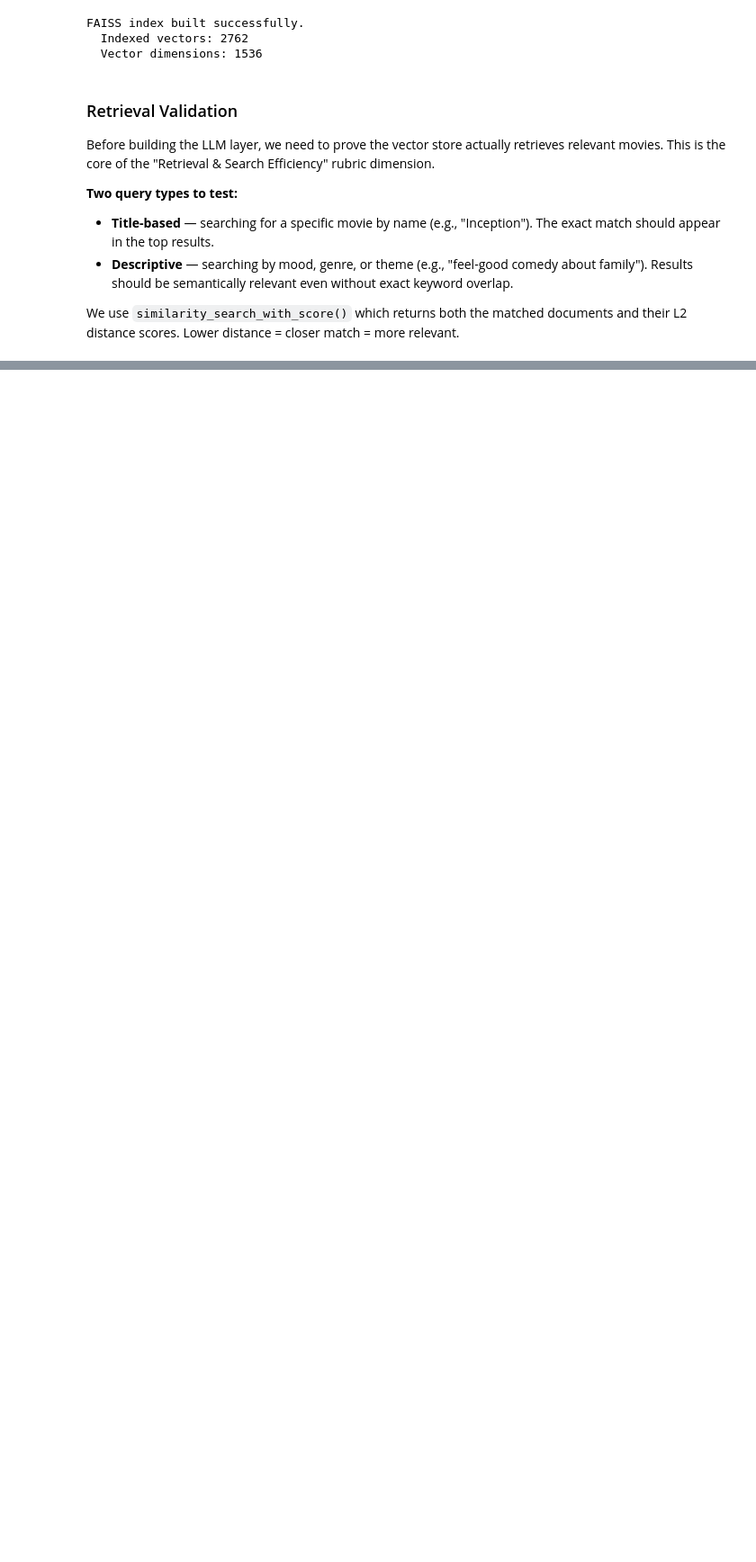
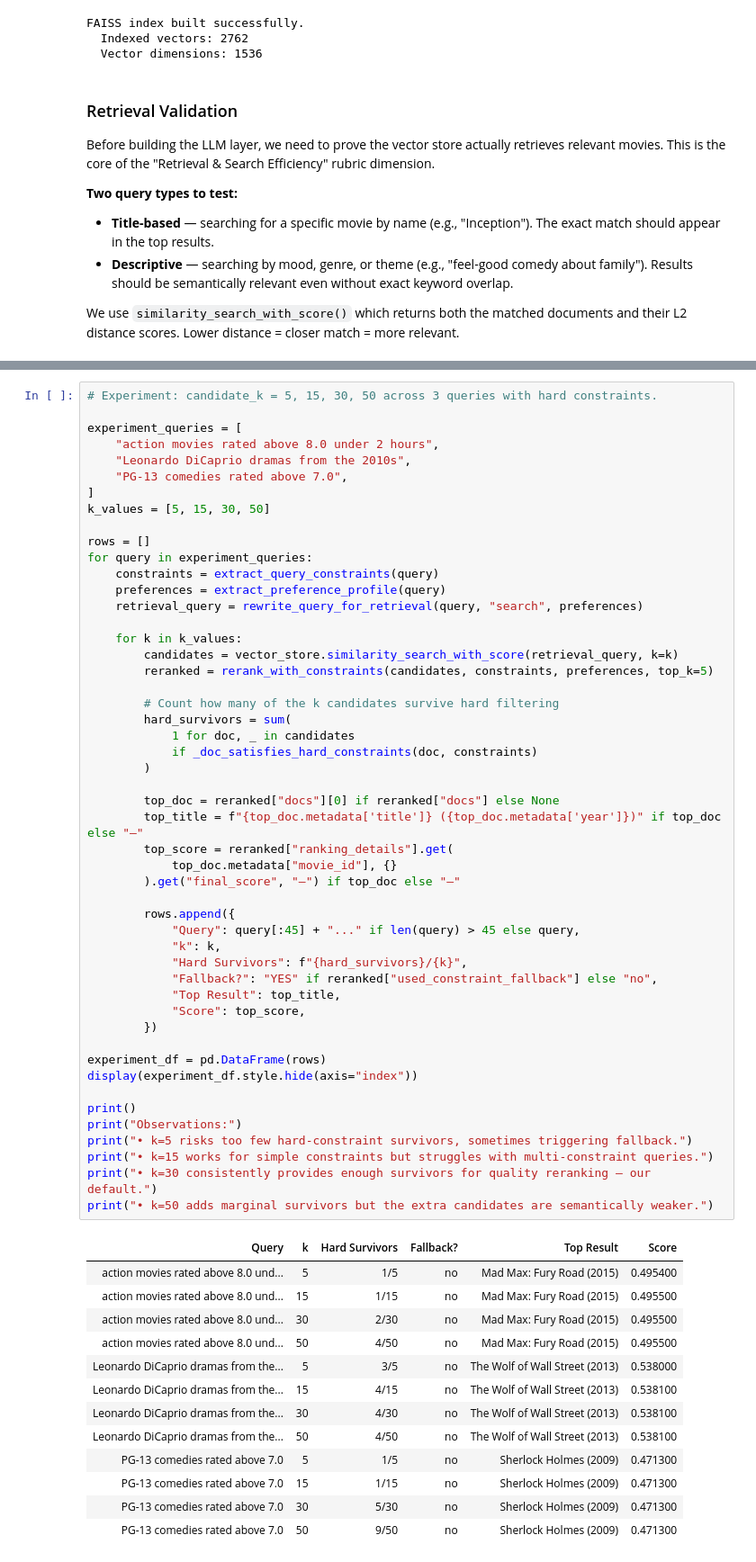
Before and after one commit to sweiwong/imdb-cineBot, a Jupyter notebook: wei-wong.ipynb, the cells around one changed output, grey strips where cells are left out. Shown at 90% size. Saved outputs shown, nothing was run; the diff lists cells and outputs as text; blank space fills up the shorter version.

```diff
--- a/wei-wong.ipynb
+++ b/wei-wong.ipynb
@@ -878,0 +1749,64 @@ Query: "The Godfather"  [title-based]
+# %%
+# Experiment: candidate_k = 5, 15, 30, 50 across 3 queries with hard constraints.
+
+experiment_queries = [
+    "action movies rated above 8.0 under 2 hours",
+    "Leonardo DiCaprio dramas from the 2010s",
+    "PG-13 comedies rated above 7.0",
+]
+k_values = [5, 15, 30, 50]
+
+rows = []
+for query in experiment_queries:
+    constraints = extract_query_constraints(query)
+    preferences = extract_preference_profile(query)
+    retrieval_query = rewrite_query_for_retrieval(query, "search", preferences)
+
+    for k in k_values:
+        candidates = vector_store.similarity_search_with_score(retrieval_query, k=k)
+        reranked = rerank_with_constraints(candidates, constraints, preferences, top_k=5)
+
+        # Count how many of the k candidates survive hard filtering
+        hard_survivors = sum(
+            1 for doc, _ in candidates
+            if _doc_satisfies_hard_constraints(doc, constraints)
+        )
+
+        top_doc = reranked["docs"][0] if reranked["docs"] else None
+        top_title = f"{top_doc.metadata['title']} ({top_doc.metadata['year']})" if top_doc else "—"
+        top_score = reranked["ranking_details"].get(
+            top_doc.metadata["movie_id"], {}
+        ).get("final_score", "—") if top_doc else "—"
+
+        rows.append({
+            "Query": query[:45] + "..." if len(query) > 45 else query,
+            "k": k,
+            "Hard Survivors": f"{hard_survivors}/{k}",
+            "Fallback?": "YES" if reranked["used_constraint_fallback"] else "no",
+            "Top Result": top_title,
+            "Score": top_score,
+        })
+
+experiment_df = pd.DataFrame(rows)
+display(experiment_df.style.hide(axis="index"))
+
+print()
+print("Observations:")
+print("• k=5 risks too few hard-constraint survivors, sometimes triggering fallback.")
+print("• k=15 works for simple constraints but struggles with multi-constraint queries.")
+print("• k=30 consistently provides enough survivors for quality reranking — our default.")
+print("• k=50 adds marginal survivors but the extra candidates are semantically weaker.")
+# %% [output]
+| Query | k | Hard Survivors | Fallback? | Top Result | Score |
+| action movies rated above 8.0 und... | 5 | 1/5 | no | Mad Max: Fury Road (2015) | 0.495400 |
+| action movies rated above 8.0 und... | 15 | 1/15 | no | Mad Max: Fury Road (2015) | 0.495500 |
+| action movies rated above 8.0 und... | 30 | 2/30 | no | Mad Max: Fury Road (2015) | 0.495500 |
+| action movies rated above 8.0 und... | 50 | 4/50 | no | Mad Max: Fury Road (2015) | 0.495500 |
+| Leonardo DiCaprio dramas from the... | 5 | 3/5 | no | The Wolf of Wall Street (2013) | 0.538000 |
+| Leonardo DiCaprio dramas from the... | 15 | 4/15 | no | The Wolf of Wall Street (2013) | 0.538100 |
+| Leonardo DiCaprio dramas from the... | 30 | 4/30 | no | The Wolf of Wall Street (2013) | 0.538100 |
+| Leonardo DiCaprio dramas from the... | 50 | 4/50 | no | The Wolf of Wall Street (2013) | 0.538100 |
+| PG-13 comedies rated above 7.0 | 5 | 1/5 | no | Sherlock Holmes (2009) | 0.471300 |
+| PG-13 comedies rated above 7.0 | 15 | 1/15 | no | Sherlock Holmes (2009) | 0.471300 |
+| PG-13 comedies rated above 7.0 | 30 | 5/30 | no | Sherlock Holmes (2009) | 0.471300 |
+| PG-13 comedies rated above 7.0 | 50 | 9/50 | no | Sherlock Holmes (2009) | 0.471300 |
```
Also changed, not shown: parts of 17 cells of this notebook, 2 other files.
